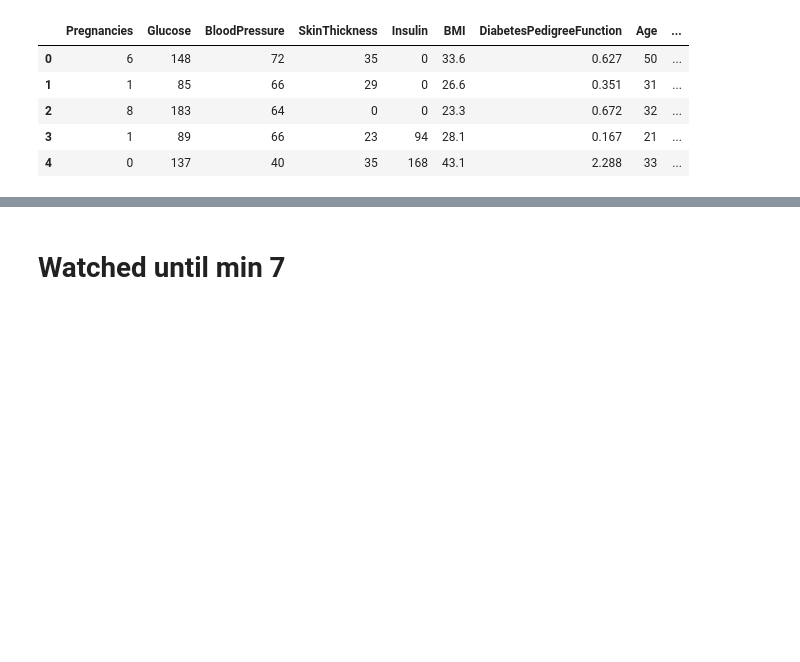
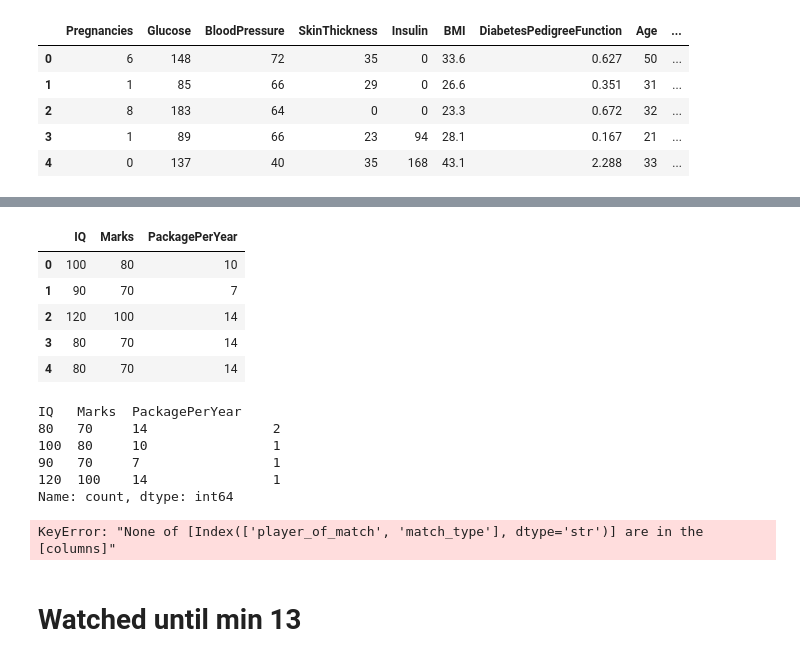
Before and after one commit to arsal3646/Python_Projects, a Jupyter notebook: CampusX_Data_Science_Course/018_Pandas_DataFrames_Imp_Methods.ipynb, the cells around one changed output, grey strips where cells are left out. Cells and saved outputs as stored; diff of their text form; code cells hidden in the pictures; blank space fills up the shorter version.

```diff
--- a/CampusX_Data_Science_Course/018_Pandas_DataFrames_Imp_Methods.ipynb
+++ b/CampusX_Data_Science_Course/018_Pandas_DataFrames_Imp_Methods.ipynb
@@ -97,4 +97,45 @@ display(movies.head())
 # %%
 # Load the four datasets which we will be using in this notebook.
+
+# value_counts is applicable both on Series and DataFrame.
+# It is used to count the number of unique values in a column.
+
+marks = pd.DataFrame([
+    [100,80,10],
+    [90,70,7],
+    [120,100,14],
+    [80,70,14],
+    [80,70,14]
+    ], columns=['IQ','Marks','PackagePerYear']
+    )
+
+marks
+# %% [output]
+|  | IQ | Marks | PackagePerYear |
+| 0 | 100 | 80 | 10 |
+| 1 | 90 | 70 | 7 |
+| 2 | 120 | 100 | 14 |
+| 3 | 80 | 70 | 14 |
+| 4 | 80 | 70 | 14 |
+# %%
+marks.value_counts()
+
+# we can see that one row is repeated 2 times. So, the count of that row is 2.
+# %% [output]
+IQ   Marks  PackagePerYear
+80   70     14                2
+100  80     10                1
+90   70     7                 1
+120  100    14                1
+Name: count, dtype: int64
+# %%
+# find which player won the most potm -- > in finals and qualifier matches. potm means player of the match.
+
+# we need two columns, i.e. potm and match_type.
+# We will use these two columns to find the player who won the most potm in finals and qualifier matches.
+
+ipl[['player_of_match', 'match_type']].str.value_counts()
+# %% [output]
+KeyError: "None of [Index(['player_of_match', 'match_type'], dtype='str')] are in the [columns]"
 # %% [markdown]
-# Watched until min 7
+# Watched until min 13
```
Also changed, not shown: parts of 2 cells of this notebook.
